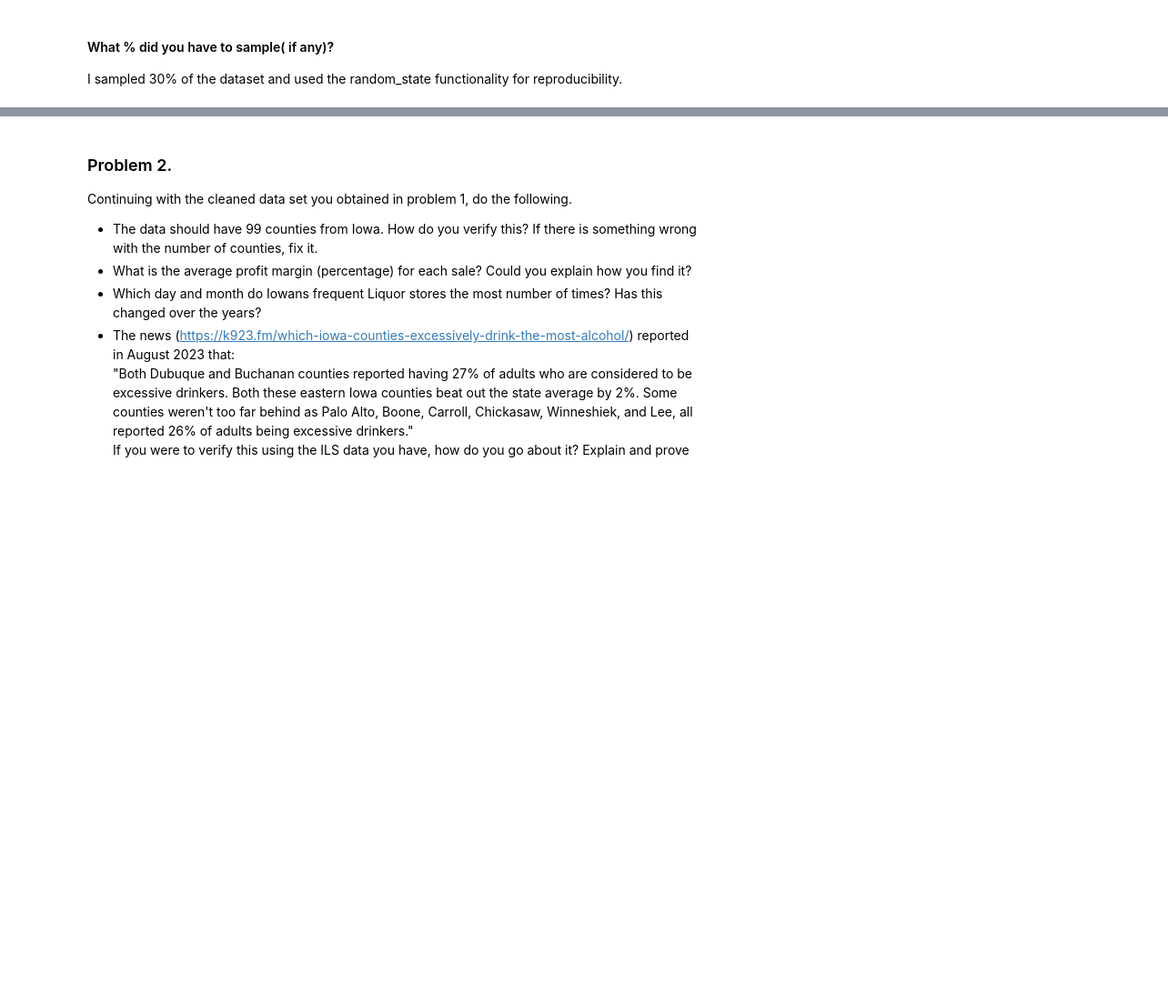
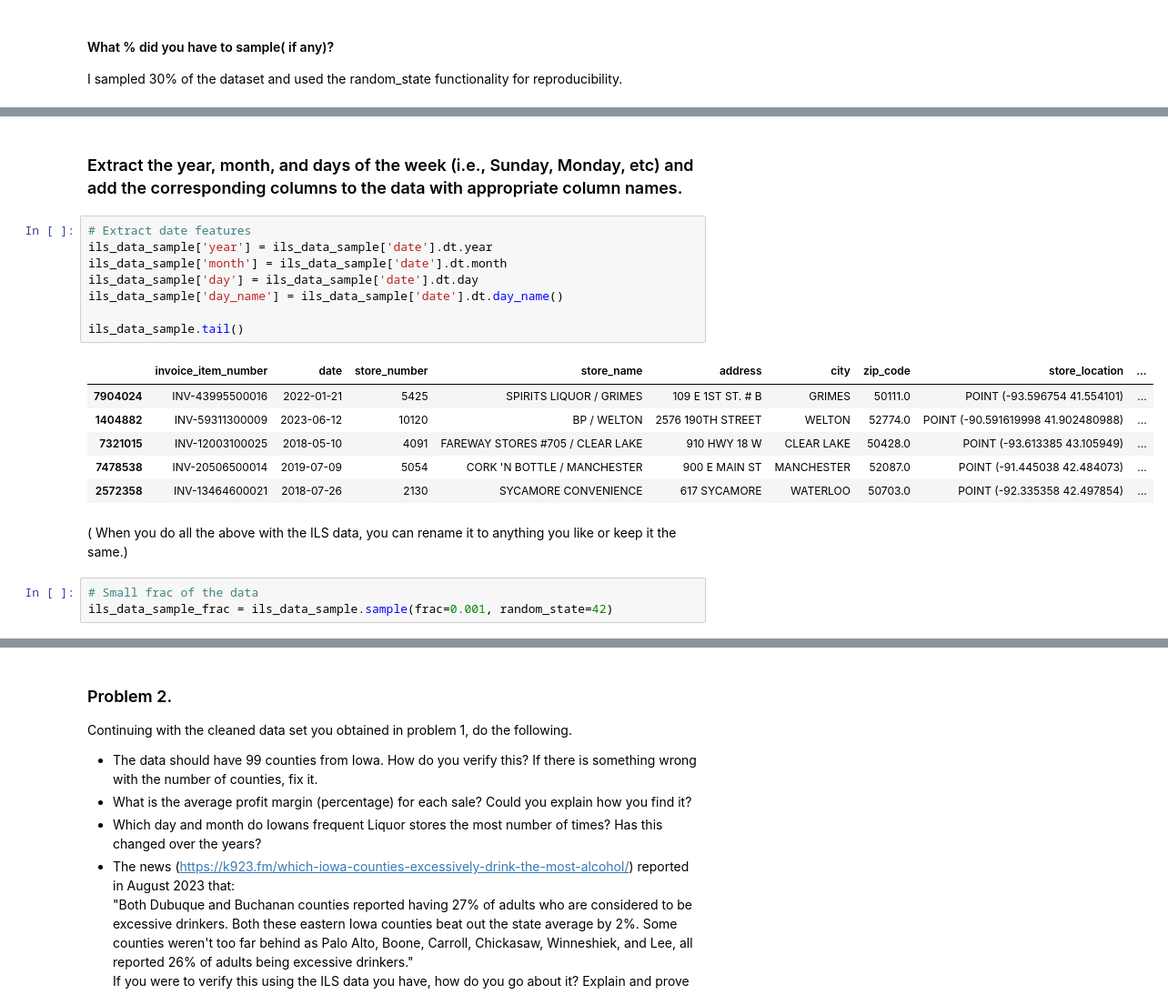
Before and after one commit to gabriel-ferreira-life/546_advanced_business_analytics, a Jupyter notebook: homework/homework_1/HW1_Solutions_GF.ipynb, the cells around one changed output, grey strips where cells are left out. Shown at 91% size. Cells and saved outputs as stored; diff of their text form; blank space fills up the shorter version.

```diff
--- a/homework/homework_1/HW1_Solutions_GF.ipynb
+++ b/homework/homework_1/HW1_Solutions_GF.ipynb
@@ -113,0 +259,22 @@ I sampled 30% of the dataset and used the random_state functionality for reprodu
+# %% [markdown]
+### Extract the year, month, and days of the week (i.e., Sunday, Monday, etc) and add the corresponding columns to the data with appropriate column names.
+# %%
+# Extract date features
+ils_data_sample['year'] = ils_data_sample['date'].dt.year
+ils_data_sample['month'] = ils_data_sample['date'].dt.month
+ils_data_sample['day'] = ils_data_sample['date'].dt.day
+ils_data_sample['day_name'] = ils_data_sample['date'].dt.day_name()
+
+ils_data_sample.tail()
+# %% [output]
+|  | invoice_item_number | date | store_number | store_name | address | city | zip_code | store_location | ... |
+| 7904024 | INV-43995500016 | 2022-01-21 | 5425 | SPIRITS LIQUOR / GRIMES | 109 E 1ST ST. # B | GRIMES | 50111.0 | POINT (-93.596754 41.554101) | ... |
+| 1404882 | INV-59311300009 | 2023-06-12 | 10120 | BP / WELTON | 2576 190TH STREET | WELTON | 52774.0 | POINT (-90.591619998 41.902480988) | ... |
+| 7321015 | INV-12003100025 | 2018-05-10 | 4091 | FAREWAY STORES #705 / CLEAR LAKE | 910 HWY 18 W | CLEAR LAKE | 50428.0 | POINT (-93.613385 43.105949) | ... |
+| 7478538 | INV-20506500014 | 2019-07-09 | 5054 | CORK 'N BOTTLE / MANCHESTER | 900 E MAIN ST | MANCHESTER | 52087.0 | POINT (-91.445038 42.484073) | ... |
+| 2572358 | INV-13464600021 | 2018-07-26 | 2130 | SYCAMORE CONVENIENCE | 617 SYCAMORE | WATERLOO | 50703.0 | POINT (-92.335358 42.497854) | ... |
+# %% [markdown]
+( When you do all the above with the ILS data, you can rename it to anything you like or keep it the same.)
+# %%
+# Small frac of the data
+ils_data_sample_frac = ils_data_sample.sample(frac=0.001, random_state=42)
```
Also changed, not shown: parts of 17 cells of this notebook.
